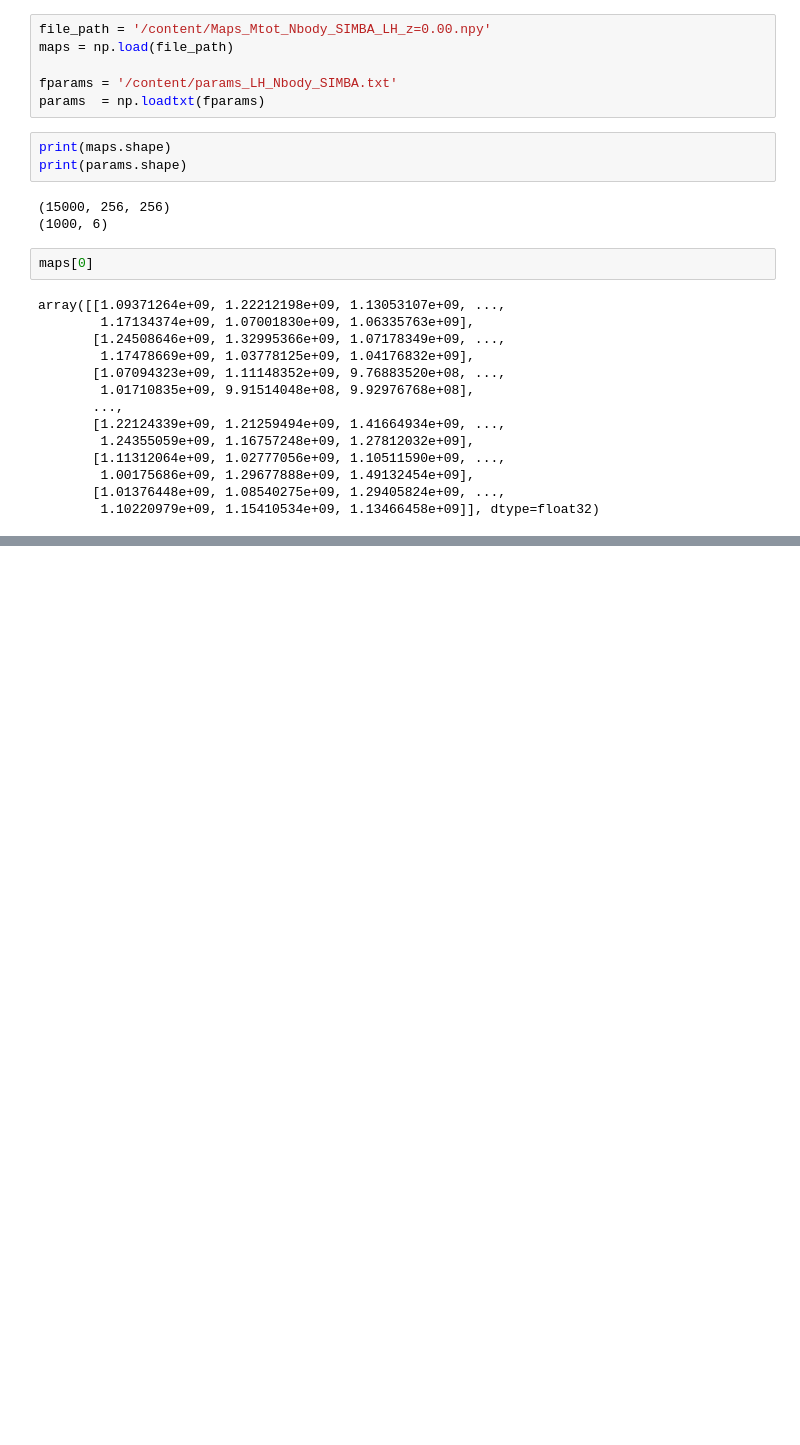
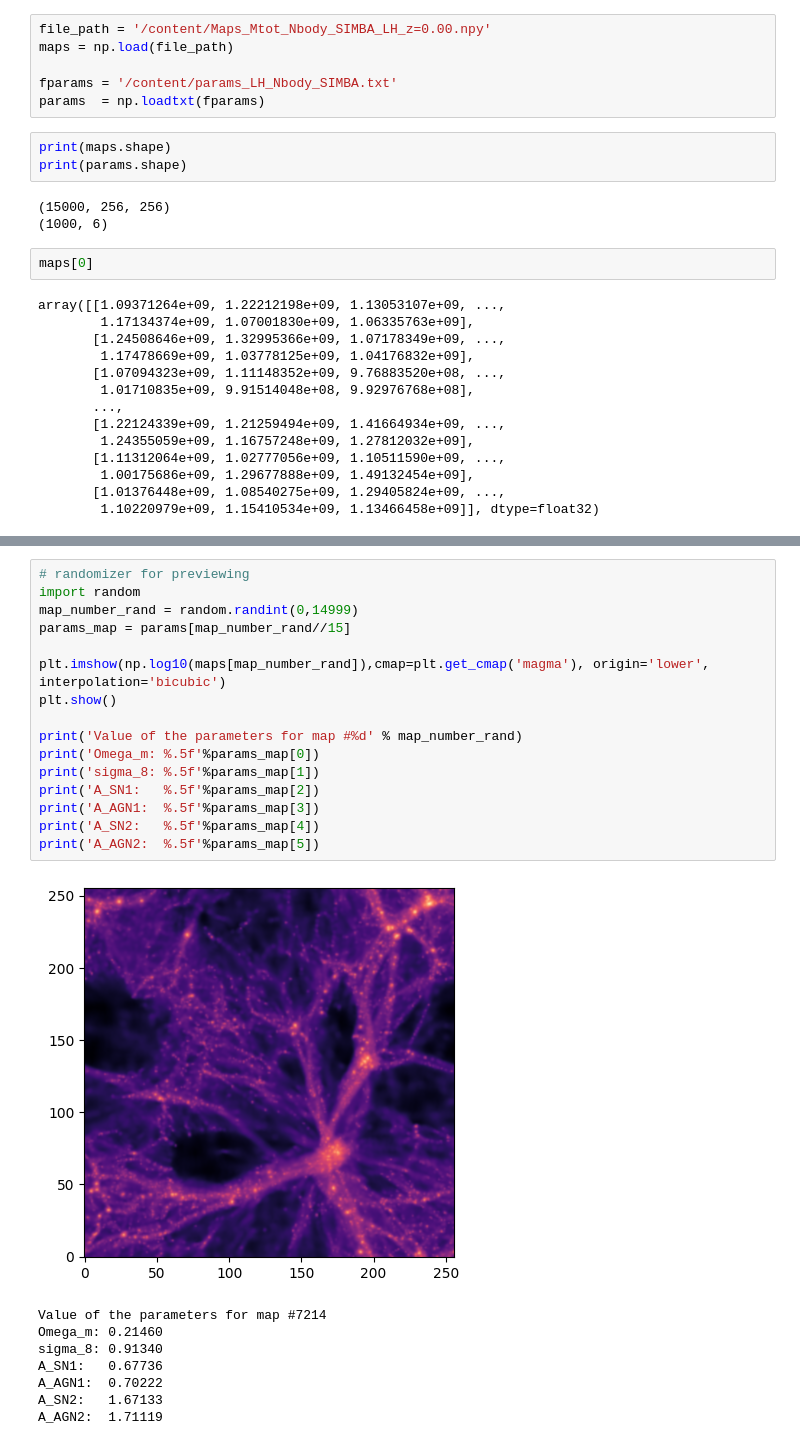
Before and after one commit to amf599-cyber/CMD_LAB7-8, a Jupyter notebook: LAB7.ipynb, the cells around one changed output, grey strips where cells are left out. Cells and saved outputs as stored; diff of their text form; blank space fills up the shorter version.

```diff
--- a/LAB7.ipynb
+++ b/LAB7.ipynb
@@ -109,0 +110,25 @@ A_AGN2:  1.40932
+# %%
+# randomizer for previewing
+import random
+map_number_rand = random.randint(0,14999)
+params_map = params[map_number_rand//15]
+
+plt.imshow(np.log10(maps[map_number_rand]),cmap=plt.get_cmap('magma'), origin='lower', interpolation='bicubic')
+plt.show()
+
+print('Value of the parameters for map #%d' % map_number_rand)
+print('Omega_m: %.5f'%params_map[0])
+print('sigma_8: %.5f'%params_map[1])
+print('A_SN1:   %.5f'%params_map[2])
+print('A_AGN1:  %.5f'%params_map[3])
+print('A_SN2:   %.5f'%params_map[4])
+print('A_AGN2:  %.5f'%params_map[5])
+# %% [output]
+[figure, added]
+Value of the parameters for map #7214
+Omega_m: 0.21460
+sigma_8: 0.91340
+A_SN1:   0.67736
+A_AGN1:  0.70222
+A_SN2:   1.67133
+A_AGN2:  1.71119
```
Also changed, not shown: parts of 3 cells of this notebook.
